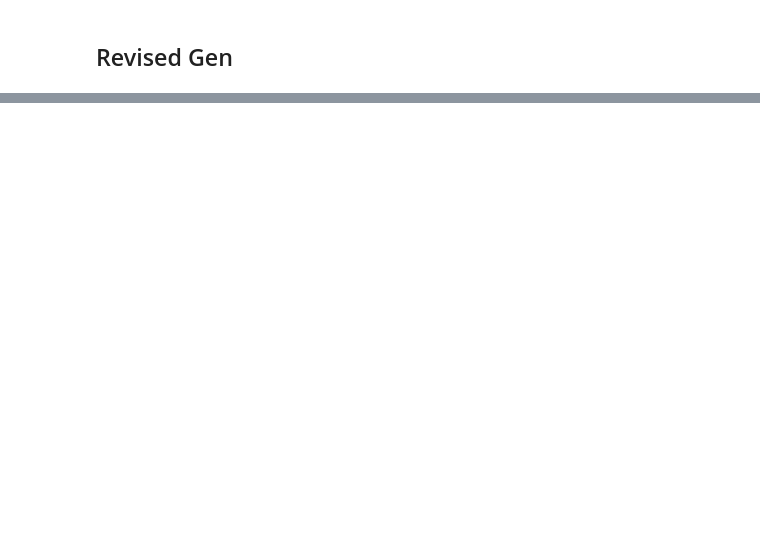
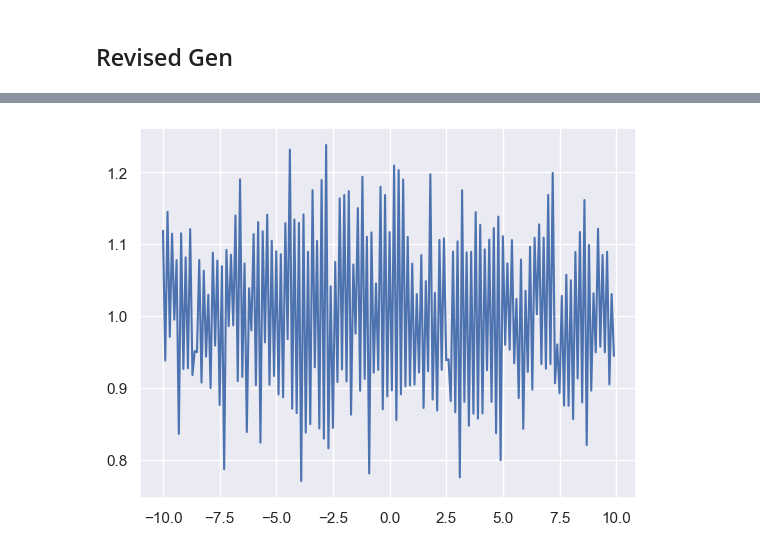
Before and after one commit to AndrewCheng02/DSC180B-Capstone-ProjectA09, a Jupyter notebook: Notebooks/Methodology/sim_correlation_gen.ipynb, the cells around one changed output, grey strips where cells are left out. Drawn from its saved outputs; the diff is of its cells as text; code cells hidden in the pictures; blank space fills up the shorter version.

```diff
--- a/Notebooks/Methodology/sim_correlation_gen.ipynb
+++ b/Notebooks/Methodology/sim_correlation_gen.ipynb
@@ -619,0 +777,5 @@ Partial w/ Fisher Transform Positive Definite:  False
+# %%
+arg100 = {'a':10,'freq':5,'amp':3}
+test_func_args(f1,arg100)
+# %% [output]
+[figure, added]
```
Also changed, not shown: parts of 43 cells of this notebook.
